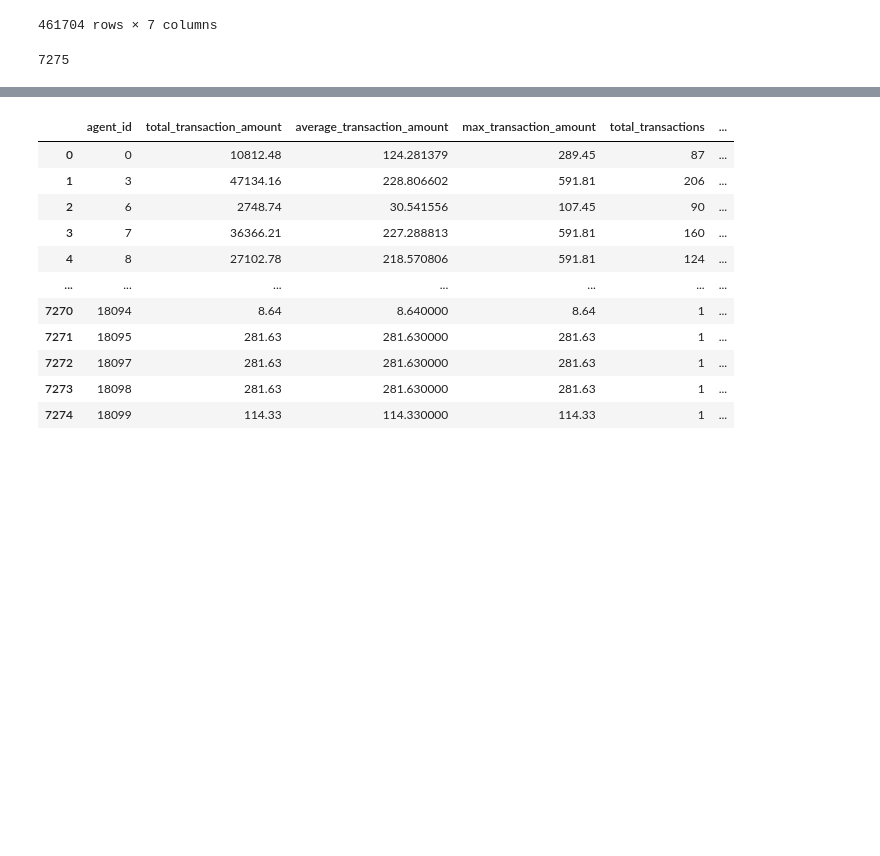
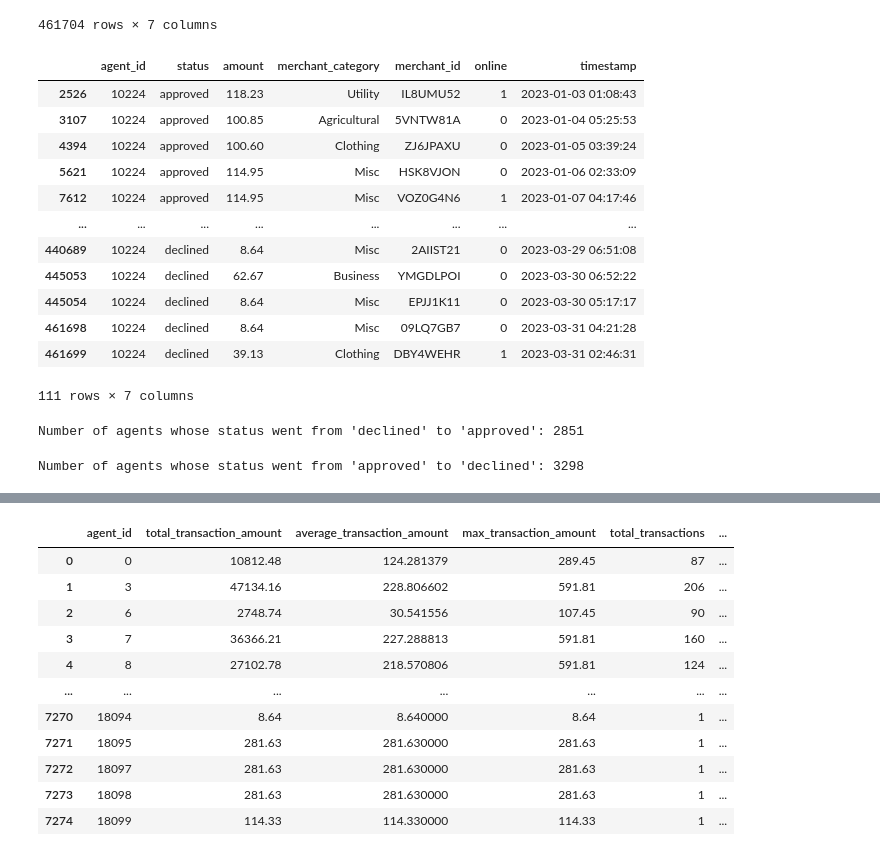
Before and after one commit to mustafa-droid18/Beyond_The_Hack, a Jupyter notebook: Preprocessing.ipynb, the cells around one changed output, grey strips where cells are left out. Cells and saved outputs as stored; diff of their text form; code cells hidden in the pictures; blank space fills up the shorter version.

```diff
--- a/Preprocessing.ipynb
+++ b/Preprocessing.ipynb
@@ -80,6 +80,68 @@ transactions_log
 | 461703 | 14593 | declined | 89.17 | Contractor | E0G122B6 | 1 | 2023-03-31 04:59:52 |
 461704 rows × 7 columns
 # %%
-len(transactions_log['agent_id'].unique())
+transactions_log[transactions_log['agent_id']==10224]
 # %% [output]
+|  | agent_id | status | amount | merchant_category | merchant_id | online | timestamp |
+| 2526 | 10224 | approved | 118.23 | Utility | IL8UMU52 | 1 | 2023-01-03 01:08:43 |
+| 3107 | 10224 | approved | 100.85 | Agricultural | 5VNTW81A | 0 | 2023-01-04 05:25:53 |
+| 4394 | 10224 | approved | 100.60 | Clothing | ZJ6JPAXU | 0 | 2023-01-05 03:39:24 |
+| 5621 | 10224 | approved | 114.95 | Misc | HSK8VJON | 0 | 2023-01-06 02:33:09 |
+| 7612 | 10224 | approved | 114.95 | Misc | VOZ0G4N6 | 1 | 2023-01-07 04:17:46 |
+| ... | ... | ... | ... | ... | ... | ... | ... |
+| 440689 | 10224 | declined | 8.64 | Misc | 2AIIST21 | 0 | 2023-03-29 06:51:08 |
+| 445053 | 10224 | declined | 62.67 | Business | YMGDLPOI | 0 | 2023-03-30 06:52:22 |
+| 445054 | 10224 | declined | 8.64 | Misc | EPJJ1K11 | 0 | 2023-03-30 05:17:17 |
+| 461698 | 10224 | declined | 8.64 | Misc | 09LQ7GB7 | 0 | 2023-03-31 04:21:28 |
+| 461699 | 10224 | declined | 39.13 | Clothing | DBY4WEHR | 1 | 2023-03-31 02:46:31 |
-7275
+111 rows × 7 columns
+# %%
+import pandas as pd
+
+# Assuming `transactions_log` is your DataFrame containing the transaction data
+
+# 1. Sort the data by `agent_id` and `timestamp` to ensure correct chronological order
+transactions_log['timestamp'] = pd.to_datetime(transactions_log['timestamp'])
+transactions_log = transactions_log.sort_values(by=['agent_id', 'timestamp'])
+
+# 2. Create a column to check if the previous transaction status was "declined"
+transactions_log['prev_status'] = transactions_log.groupby('agent_id')['status'].shift(1)
+
+# 3. Check for transitions from 'declined' to 'approved'
+transactions_log['declined_to_approved'] = (transactions_log['prev_status'] == 'declined') & (transactions_log['status'] == 'approved')
+
+# 4. Count the number of unique agents who had a declined-to-approved transition
+agents_with_transition = transactions_log[transactions_log['declined_to_approved']].drop_duplicates('agent_id')
+
+# 5. Get the count of unique `agent_id`s
+count_agents_with_transition = agents_with_transition['agent_id'].nunique()
+
+# Display the result
+print(f"Number of agents whose status went from 'declined' to 'approved': {count_agents_with_transition}")
+# %% [output]
+Number of agents whose status went from 'declined' to 'approved': 2851
+# %%
+import pandas as pd
+
+# Assuming `transactions_log` is your DataFrame containing the transaction data
+
+# 1. Sort the data by `agent_id` and `timestamp` to ensure correct chronological order
+transactions_log['timestamp'] = pd.to_datetime(transactions_log['timestamp'])
+transactions_log = transactions_log.sort_values(by=['agent_id', 'timestamp'])
+
+# 2. Create a column to check if the previous transaction status was "approved"
+transactions_log['prev_status'] = transactions_log.groupby('agent_id')['status'].shift(1)
+
+# 3. Check for transitions from 'approved' to 'declined'
+transactions_log['approved_to_declined'] = (transactions_log['prev_status'] == 'approved') & (transactions_log['status'] == 'declined')
+
+# 4. Count the number of unique agents who had an approved-to-declined transition
+agents_with_transition = transactions_log[transactions_log['approved_to_declined']].drop_duplicates('agent_id')
+
+# 5. Get the count of unique `agent_id`s
+count_agents_with_transition = agents_with_transition['agent_id'].nunique()
+
+# Display the result
+print(f"Number of agents whose status went from 'approved' to 'declined': {count_agents_with_transition}")
+# %% [output]
+Number of agents whose status went from 'approved' to 'declined': 3298
```
Also changed, not shown: parts of 6 cells of this notebook.
